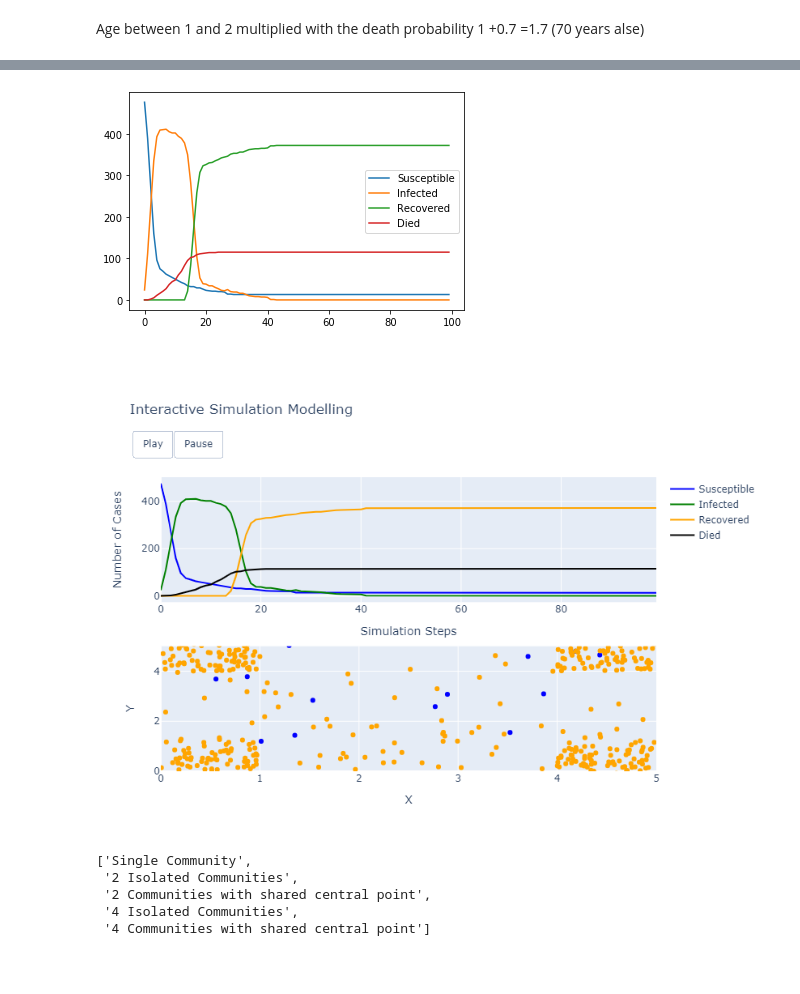
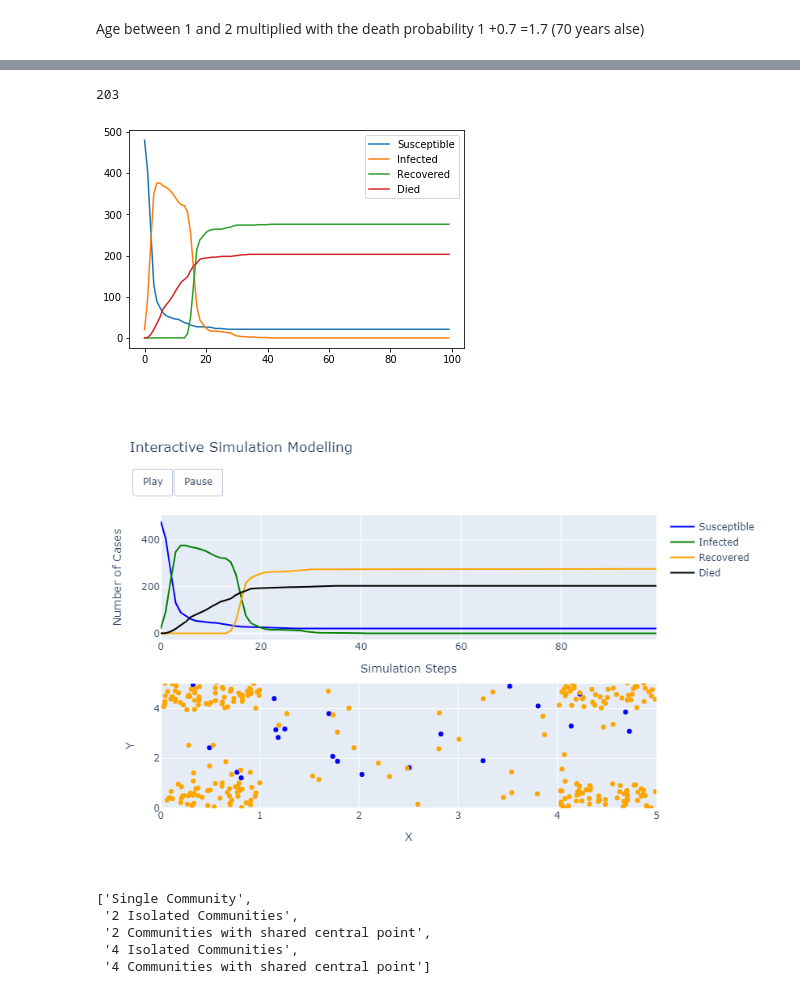
Before and after one commit to pierpaolo28/Epidemics-Modelling, a Jupyter notebook: notebooks/Pupulation.ipynb, the cells around one changed output, grey strips where cells are left out. Cells and saved outputs as stored; diff of their text form; code cells hidden in the pictures; blank space fills up the shorter version.

```diff
--- a/notebooks/Pupulation.ipynb
+++ b/notebooks/Pupulation.ipynb
@@ -38,11 +37,12 @@ from plotly.subplots import make_subplots
 import plotly.graph_objects as go
 # %%
 class Person:
-    def __init__(self, situation, position, speed, extremes):
+    def __init__(self, situation, position, speed, extremes, age):
         self.situation, self.position = situation, position
         self.speed, self.extremes = speed, extremes
         angle = np.random.uniform(0, 2*np.pi)
         self.x_dir, self.y_dir = np.cos(angle), np.sin(angle)
+        self.age = age
         self.reabilitation = 0
 
     def step_ahead(self, community, proximity, contagiousness, no_move, deaths_p):
@@ -53,7 +53,7 @@ def contacts(ind, community, proximity, unlikelyness_of_contact, p_died):
     if (ind.situation == 2) or (ind.situation == 3):
         pass
     elif ind.situation == 1:
-        if np.random.choice(2, 1, p=[1-p_died, p_died])[0] == 0:
+        if np.random.choice(2, 1, p=[1-p_died*ind.age, p_died*ind.age])[0] == 0:
             ind.reabilitation += 1
             if ind.reabilitation >= 14:
                 ind.situation = 2
@@ -94,14 +94,15 @@ def new_pos(ind, no_move):
 
 def pop_simulation(size, iterations, probs_positives,
                    grid_lists, min_contact_radious,
-                   unlikelyness_of_spread, static, d_p):
+                   unlikelyness_of_spread, static, d_p, avg_age):
     population = []
     for grid_l in grid_lists:
         for i in range(0, size):
             population.append(Person(np.random.choice(2, 1, p=[1-probs_positives, probs_positives])[0],
                                     [random.uniform(grid_l[0][0], grid_l[0][1]),
                                      random.uniform(grid_l[1][0], grid_l[1][1])],
-                                    random.uniform(0, 1), grid_l))
+                                    random.uniform(0, 1), grid_l,
+                                    min(2, max(1, np.random.normal(1+avg_age, 0.12, 1)[0]))))
 
 
     negatives, positives, survivors = [], [], []
@@ -152,30 +153,33 @@ plt.show()
 # %%
 probs_positives = 0.04
 # The first pair represents the bounding X coordinates, while the second pair represents the Y coordinates
 grid_max = [[0, 5], [0, 5]]
 grid_limits = [grid_max, [[0, 1], [0,1]], [[4, 5], [4, 5]], [[0, 1], [4, 5]], [[4, 5], [0, 1]]]
 min_contact_radious = 0.3
 unlikelyness_of_spread = 0.9
 iterations = 100
 size = 100
 static = False
 d_p = 0.02
+avg_age = 0.9
 
 negatives, positives, survivors, deaths, x_res, y_res, state, index = pop_simulation(size, iterations,
                                                                                      probs_positives,
                                                                                      grid_limits,
                                                                                      min_contact_radious,
                                                                                      unlikelyness_of_spread,
-                                                                                     static, d_p)
+                                                                                     static, d_p, avg_age)
 
+print(deaths[len(deaths)-1])
 plt.plot(negatives, label='Susceptible')
 plt.plot(positives, label='Infected')
 plt.plot(survivors, label='Recovered')
 plt.plot(deaths, label='Died')
 plt.legend()
 plt.show()
 # %% [output]
+203
-[figure, old version]
+[figure, new version]
 # %%
 d = {'x_pos': x_res, 'y_pos': y_res, 'state': state, 'index':index}
 df = pd.DataFrame(data=d)
@@ -338,7 +342,7 @@ def replay_plot(negatives, positives, survivors, deaths, df, grid_max):
 # %%
 replay_plot(negatives, positives, survivors, deaths, df, grid_max=grid_max)
 # %% [output]
-[figure, old version]
+[figure, new version]
 # %%
 grids_types = {
     'Single Community': [grid_max],
```
Also changed, not shown: parts of 4 cells of this notebook, 2 other files.
